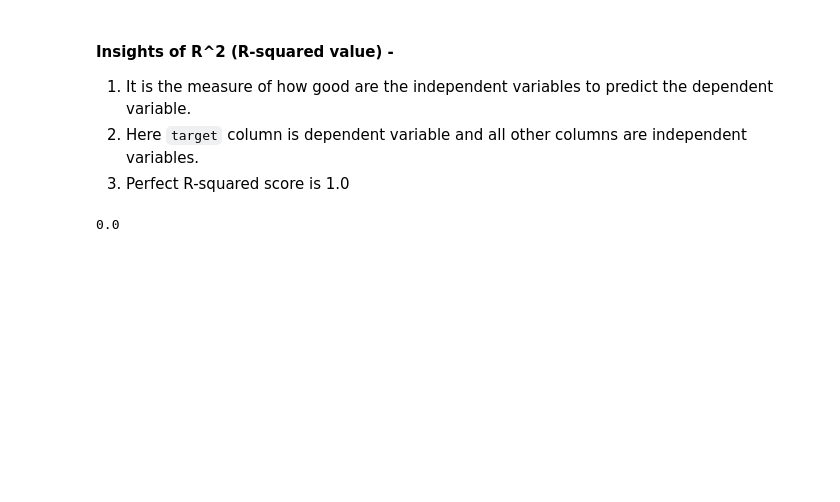
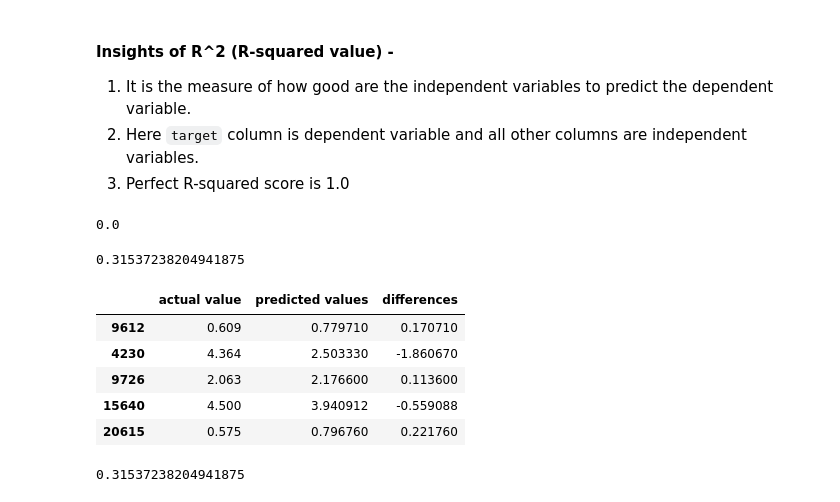
Before and after one commit to VishalMoradia/ML-Practice, a Jupyter notebook: RegressionMetrics.ipynb, the cells around one changed output. Saved outputs shown, nothing was run; the diff lists cells and outputs as text; code cells hidden in the pictures; blank space fills up the shorter version.

```diff
--- a/RegressionMetrics.ipynb
+++ b/RegressionMetrics.ipynb
@@ -117,0 +113,37 @@ from sklearn.metrics import mean_absolute_error
+# %%
+## Using Mean Absolute Error(MAE) metric
+
+# MAE is the average of the absolute difference between predictions and actual values
+
+
+from sklearn.metrics import mean_absolute_error
+
+y_preds = model.predict(X_test)
+
+mae = mean_absolute_error(y_test, y_preds)
+mae
+
+
+# MAE value here which is 0.315 shows that on average predicted value(y_preds) is +- 0.315 of the true value(y_test)
+# %% [output]
+0.31537238204941875
+# %%
+df2 = pd.DataFrame(data = {'actual value': y_test,
+                           'predicted values' : y_preds})
+
+df2['differences'] = df2['predicted values'] - df2['actual value']
+
+df2.head()
+# %% [output]
+|  | actual value | predicted values | differences |
+| 9612 | 0.609 | 0.779710 | 0.170710 |
+| 4230 | 4.364 | 2.503330 | -1.860670 |
+| 9726 | 2.063 | 2.176600 | 0.113600 |
+| 15640 | 4.500 | 3.940912 | -0.559088 |
+| 20615 | 0.575 | 0.796760 | 0.221760 |
+# %%
+# MAE using formula and differences
+
+np.abs(df2['differences']).mean()
+# %% [output]
+0.31537238204941875
```
Also changed, not shown: parts of 2 cells of this notebook.
